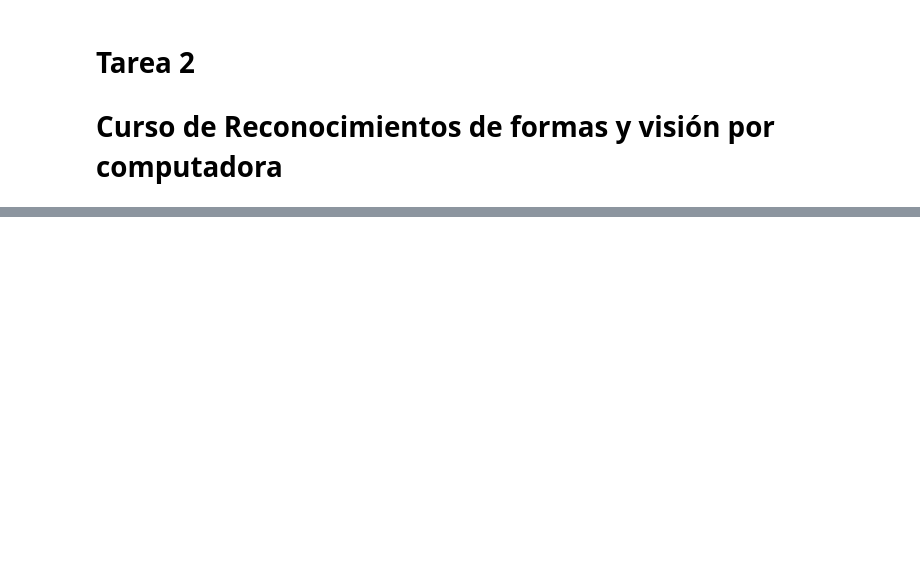
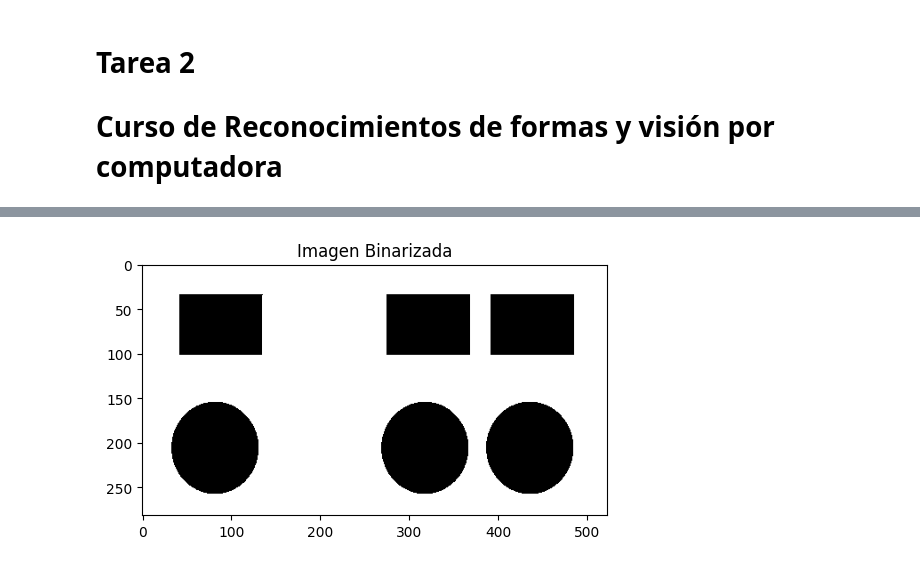
Before and after one commit to JosueHernandezR/shape-recognition-and-computer-vision, a Jupyter notebook: Tarea 2/Tarea 2.ipynb, the cells around one changed output, grey strips where cells are left out. Saved outputs shown, nothing was run; the diff lists cells and outputs as text; code cells hidden in the pictures; blank space fills up the shorter version.

```diff
--- a/Tarea 2/Tarea 2.ipynb
+++ b/Tarea 2/Tarea 2.ipynb
@@ -23,0 +81,11 @@ plt.show()
+# %%
+#Binarizando imagen con algoritmo Otsu
+gray = cv2.cvtColor(imagen,cv2.COLOR_BGR2GRAY)
+ret, img_bin = cv2.threshold(gray,127,255,cv2.THRESH_BINARY+cv2.THRESH_OTSU)
+
+plt.figure(dpi=100)
+plt.title('Imagen Binarizada')
+plt.imshow(img_bin, cmap='gray', vmin=0, vmax=255)
+plt.show()
+# %% [output]
+[figure, added]
```
Also changed, not shown: parts of 32 cells of this notebook, 4 other files.
